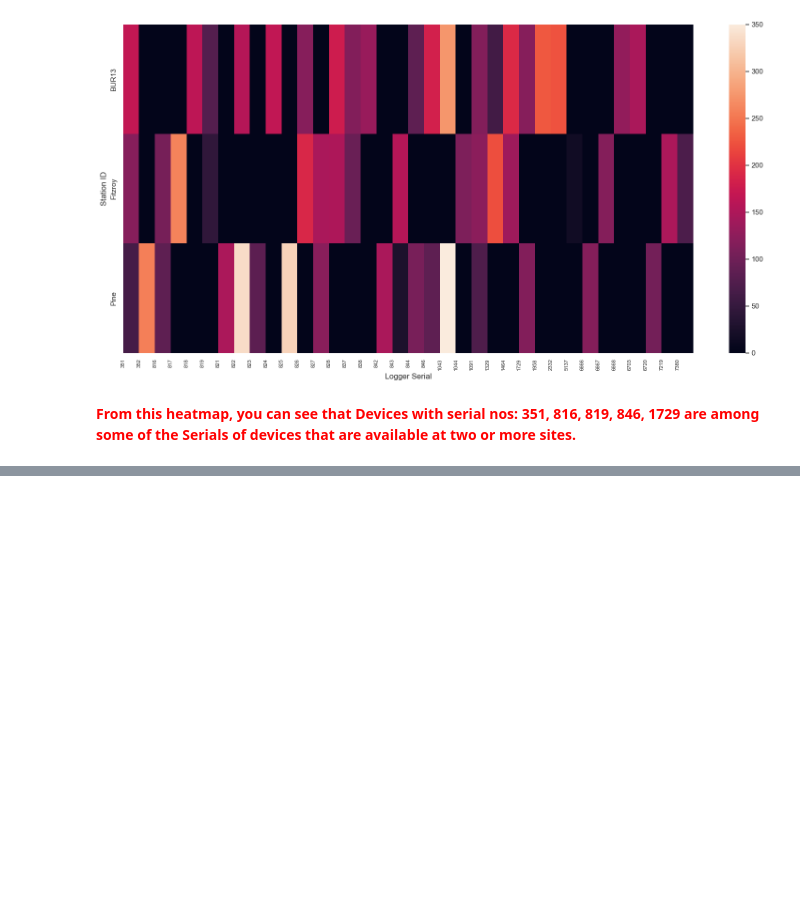
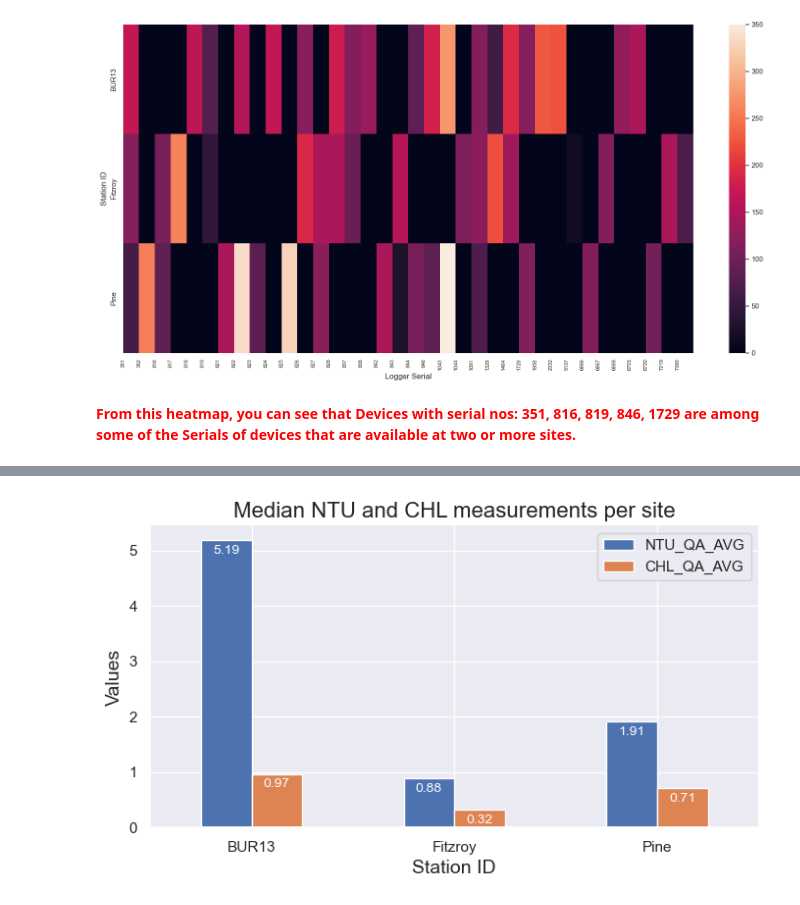
Before and after one commit to nadunchandrabahu/Australian_Coral_Reef_EDA, a Jupyter notebook: Australian_Coral_Reef_EDA.ipynb, the cells around one changed output, grey strips where cells are left out. Saved outputs shown, nothing was run; the diff lists cells and outputs as text; code cells hidden in the pictures; blank space fills up the shorter version.

```diff
--- a/Australian_Coral_Reef_EDA.ipynb
+++ b/Australian_Coral_Reef_EDA.ipynb
@@ -223,0 +237,33 @@ plt.show()
+# %%
+# group the measurements by STATION_ID and find the median values for NTU_QA_AVG and CHL_QA_AVG
+grouped_measurements = df.groupby("STATION_ID")[["NTU_QA_AVG","CHL_QA_AVG"]].median()
+
+# plot the column chart. set the figsize to (8,4)
+ax_bar = grouped_measurements.plot(kind="bar", figsize=(8,4))
+
+# customize the plot
+plt.xlabel("Station ID", fontsize=14)
+plt.ylabel("Values", fontsize=14)
+plt.title("Median NTU and CHL measurements per site", fontsize=16)
+
+# rotate the x-axis labels
+plt.xticks(rotation=0)
+
+# remove top & right spine
+ax_bar.spines["top"].set_visible(False)
+ax_bar.spines["right"].set_visible(False)
+
+# add data labels inside each bar
+for container in ax_bar.containers:
+    ax_bar.bar_label(
+        container,
+        fontsize=10,
+        fmt="%.2f",
+        label_type="edge",
+        color="white",
+        padding=-12,
+    )
+
+plt.show()
+# %% [output]
+[figure, added]
```
Also changed, not shown: parts of 9 cells of this notebook.
